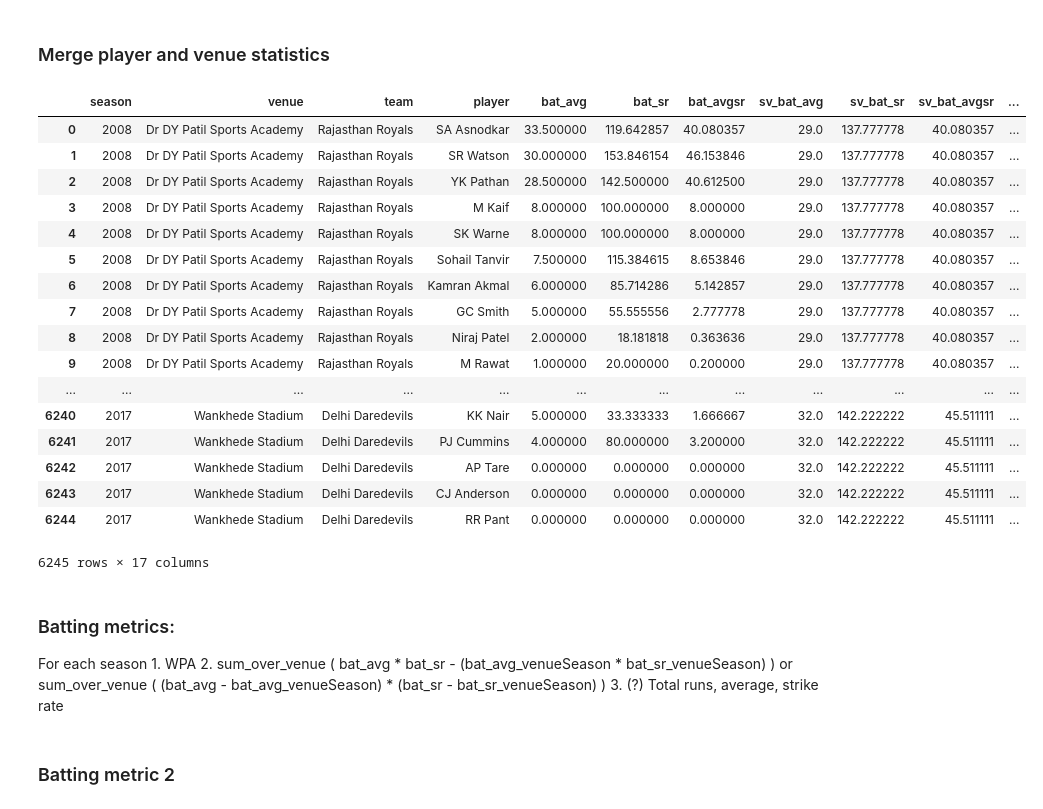
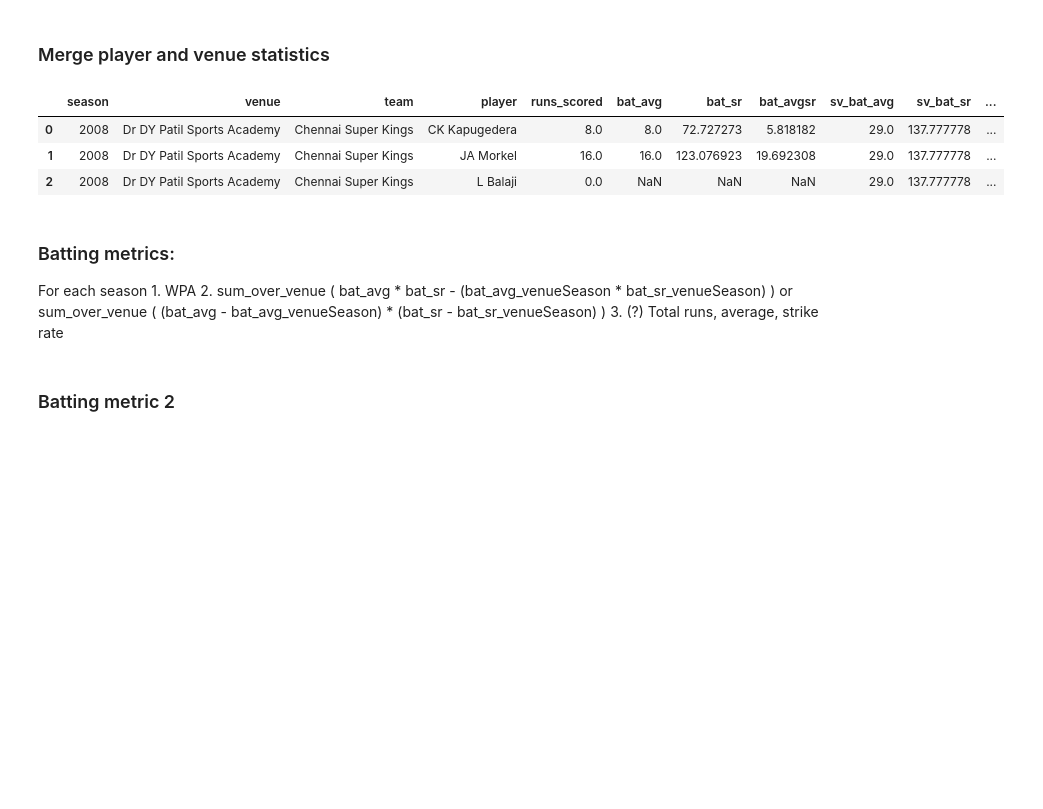
Before and after one commit to deepak-karkala/articles, a Jupyter notebook: cricket_sabermetrics/ipl_stats.ipynb, the cells around one changed output. Saved outputs shown, nothing was run; the diff lists cells and outputs as text; code cells hidden in the pictures; blank space fills up the shorter version.

Commit message:
Effective: Batting and bowling metrics computed

```diff
--- a/cricket_sabermetrics/ipl_stats.ipynb
+++ b/cricket_sabermetrics/ipl_stats.ipynb
@@ -65,7 +50,7 @@ df1 = df.copy()
 df1 = df1.groupby(['season','venue','bowling_team','bowler']).sum()["is_bowler_wicket"].reset_index()
 df1.rename(columns={"is_bowler_wicket":"wickets","bowling_team":"team","bowler":"player"}, inplace=True)
 df1 = df1.sort_values(['season','wickets'], ascending=False)
-dfp = dfp.set_index(['season','venue','team','player']).join(df1.set_index(['season','venue','team','player'])).reset_index()
+dfp = dfp.set_index(['season','venue','team','player']).join(df1.set_index(['season','venue','team','player']), how="outer").reset_index()
 
 ### Number of balls bowled
 df1 = df.copy()
@@ -92,7 +77,8 @@ dfp["runs_conceded"].fillna(0, inplace=True)
 ### For players who did not bat, runs_scored->0, balls_faced->0
 dfp["runs_scored"].fillna(0, inplace=True)
 dfp["balls_faced"].fillna(0, inplace=True)
+dfp["num_innings"].fillna(0, inplace=True)
 
-dfp
+dfp.head(5)
 # %% [output]
 |  | season | venue | team | player | runs_scored | balls_faced | num_innings | wickets | balls_bowled | ... |
@@ -150,11 +121,21 @@ dfp
 # %% [markdown]
 ### Per season venue wise statistics: to make player statistics venue and season (=>pitch) neutral
 # %%
-### Mean bat_avg * bat_sr for each venue during different seasons
+### Median bat_avg * bat_sr for each venue during different seasons
 dfv = dfp.copy()
 dfv = dfv[dfv["runs_scored"]>=20]
 dfv = dfv.groupby(["season","venue"]).median()[["bat_avg","bat_sr","bat_avgsr"]].reset_index()
+dfv.rename(columns={"bat_avg":"sv_bat_avg","bat_sr":"sv_bat_sr", "bat_avgsr":"sv_bat_avgsr"}, inplace=True)
 
+### Standard deviation: batting average, batting strike rate
+df1 = dfp.copy()
+df1 = df1[df1["runs_scored"]>=20]
+df1 = df1.groupby(["season","venue"]).std()[["bat_avg","bat_sr"]].reset_index()
+df1.rename(columns={"bat_avg":"sv_std_bat_avg","bat_sr":"sv_std_bat_sr"}, inplace=True)
+
+dfv = dfv.set_index(["season","venue"]).join(df1.set_index(["season","venue"])).reset_index()
+
+### Median bowling average, bowling economy for each venue
 df1 = dfp.copy()
 df1 = df1[np.isfinite(df1["bowl_avg"])]
 df1 = df1[np.isfinite(df1["bowl_sr"])]
@@ -163,6 +144,17 @@ df1 = df1[df1["balls_bowled"]>=12]
 df1 = df1.groupby(["season","venue"]).median()[["bowl_avg","bowl_econ"]].reset_index()
 
 dfv = dfv.set_index(["season","venue"]).join(df1.set_index(["season","venue"])).reset_index()
-dfv.rename(columns={"bat_avg":"sv_bat_avg","bat_sr":"sv_bat_sr", "bat_avgsr":"sv_bat_avgsr", "bowl_avg":"sv_bowl_avg", "bowl_econ":"sv_bowl_econ","bowl_avgecon":"sv_bowl_avgecon"}, inplace=True)
-dfv
+dfv.rename(columns={"bowl_avg":"sv_bowl_avg", "bowl_econ":"sv_bowl_econ","bowl_avgecon":"sv_bowl_avgecon"}, inplace=True)
+
+### Standard deviation: bowling average, bowling economy for each venue
+df1 = dfp.copy()
+df1 = df1[np.isfinite(df1["bowl_avg"])]
+df1 = df1[np.isfinite(df1["bowl_sr"])]
+df1 = df1[np.isfinite(df1["bowl_econ"])]
+df1 = df1[df1["balls_bowled"]>=12]
+df1 = df1.groupby(["season","venue"]).std()[["bowl_avg","bowl_econ"]].reset_index()
+df1.rename(columns={"bowl_avg":"sv_std_bowl_avg","bowl_econ":"sv_std_bowl_econ"}, inplace=True)
+
+dfv = dfv.set_index(["season","venue"]).join(df1.set_index(["season","venue"])).reset_index()
+dfv.head(3)
 # %% [output]
@@ -188,29 +166,16 @@ dfv
 ### Merge player and venue statistics
 # %%
 dfpv = dfp.set_index(["season","venue"]).join(dfv.set_index(["season","venue"])).reset_index()
-dfpv = dfpv[["season","venue","team","player","bat_avg","bat_sr","bat_avgsr","sv_bat_avg","sv_bat_sr",
-             "sv_bat_avgsr","wickets","balls_bowled","bowl_avg","bowl_sr","bowl_econ","sv_bowl_avg",
-             "sv_bowl_econ"]]
-dfpv
+dfpv = dfpv[["season","venue","team","player","runs_scored","bat_avg","bat_sr","bat_avgsr",
+             "sv_bat_avg","sv_bat_sr","sv_bat_avgsr","sv_std_bat_avg","sv_std_bat_sr", "wickets",
+             "balls_bowled","bowl_avg","bowl_sr","bowl_econ","sv_bowl_avg","sv_bowl_econ",
+             "sv_std_bowl_avg","sv_std_bowl_econ"]]
+dfpv.head(3)
 # %% [output]
-|  | season | venue | team | player | bat_avg | bat_sr | bat_avgsr | sv_bat_avg | sv_bat_sr | sv_bat_avgsr | ... |
-| 0 | 2008 | Dr DY Patil Sports Academy | Rajasthan Royals | SA Asnodkar | 33.500000 | 119.642857 | 40.080357 | 29.0 | 137.777778 | 40.080357 | ... |
-| 1 | 2008 | Dr DY Patil Sports Academy | Rajasthan Royals | SR Watson | 30.000000 | 153.846154 | 46.153846 | 29.0 | 137.777778 | 40.080357 | ... |
-| 2 | 2008 | Dr DY Patil Sports Academy | Rajasthan Royals | YK Pathan | 28.500000 | 142.500000 | 40.612500 | 29.0 | 137.777778 | 40.080357 | ... |
-| 3 | 2008 | Dr DY Patil Sports Academy | Rajasthan Royals | M Kaif | 8.000000 | 100.000000 | 8.000000 | 29.0 | 137.777778 | 40.080357 | ... |
-| 4 | 2008 | Dr DY Patil Sports Academy | Rajasthan Royals | SK Warne | 8.000000 | 100.000000 | 8.000000 | 29.0 | 137.777778 | 40.080357 | ... |
-| 5 | 2008 | Dr DY Patil Sports Academy | Rajasthan Royals | Sohail Tanvir | 7.500000 | 115.384615 | 8.653846 | 29.0 | 137.777778 | 40.080357 | ... |
-| 6 | 2008 | Dr DY Patil Sports Academy | Rajasthan Royals | Kamran Akmal | 6.000000 | 85.714286 | 5.142857 | 29.0 | 137.777778 | 40.080357 | ... |
-| 7 | 2008 | Dr DY Patil Sports Academy | Rajasthan Royals | GC Smith | 5.000000 | 55.555556 | 2.777778 | 29.0 | 137.777778 | 40.080357 | ... |
-| 8 | 2008 | Dr DY Patil Sports Academy | Rajasthan Royals | Niraj Patel | 2.000000 | 18.181818 | 0.363636 | 29.0 | 137.777778 | 40.080357 | ... |
-| 9 | 2008 | Dr DY Patil Sports Academy | Rajasthan Royals | M Rawat | 1.000000 | 20.000000 | 0.200000 | 29.0 | 137.777778 | 40.080357 | ... |
-| ... | ... | ... | ... | ... | ... | ... | ... | ... | ... | ... | ... |
-| 6240 | 2017 | Wankhede Stadium | Delhi Daredevils | KK Nair | 5.000000 | 33.333333 | 1.666667 | 32.0 | 142.222222 | 45.511111 | ... |
-| 6241 | 2017 | Wankhede Stadium | Delhi Daredevils | PJ Cummins | 4.000000 | 80.000000 | 3.200000 | 32.0 | 142.222222 | 45.511111 | ... |
-| 6242 | 2017 | Wankhede Stadium | Delhi Daredevils | AP Tare | 0.000000 | 0.000000 | 0.000000 | 32.0 | 142.222222 | 45.511111 | ... |
-| 6243 | 2017 | Wankhede Stadium | Delhi Daredevils | CJ Anderson | 0.000000 | 0.000000 | 0.000000 | 32.0 | 142.222222 | 45.511111 | ... |
-| 6244 | 2017 | Wankhede Stadium | Delhi Daredevils | RR Pant | 0.000000 | 0.000000 | 0.000000 | 32.0 | 142.222222 | 45.511111 | ... |
+|  | season | venue | team | player | runs_scored | bat_avg | bat_sr | bat_avgsr | sv_bat_avg | sv_bat_sr | ... |
+| 0 | 2008 | Dr DY Patil Sports Academy | Chennai Super Kings | CK Kapugedera | 8.0 | 8.0 | 72.727273 | 5.818182 | 29.0 | 137.777778 | ... |
+| 1 | 2008 | Dr DY Patil Sports Academy | Chennai Super Kings | JA Morkel | 16.0 | 16.0 | 123.076923 | 19.692308 | 29.0 | 137.777778 | ... |
+| 2 | 2008 | Dr DY Patil Sports Academy | Chennai Super Kings | L Balaji | 0.0 | NaN | NaN | NaN | 29.0 | 137.777778 | ... |
-6245 rows × 17 columns
 # %% [markdown]
 ### Batting metrics:
 For each season
```
Also changed, not shown: parts of 20 cells of this notebook.
